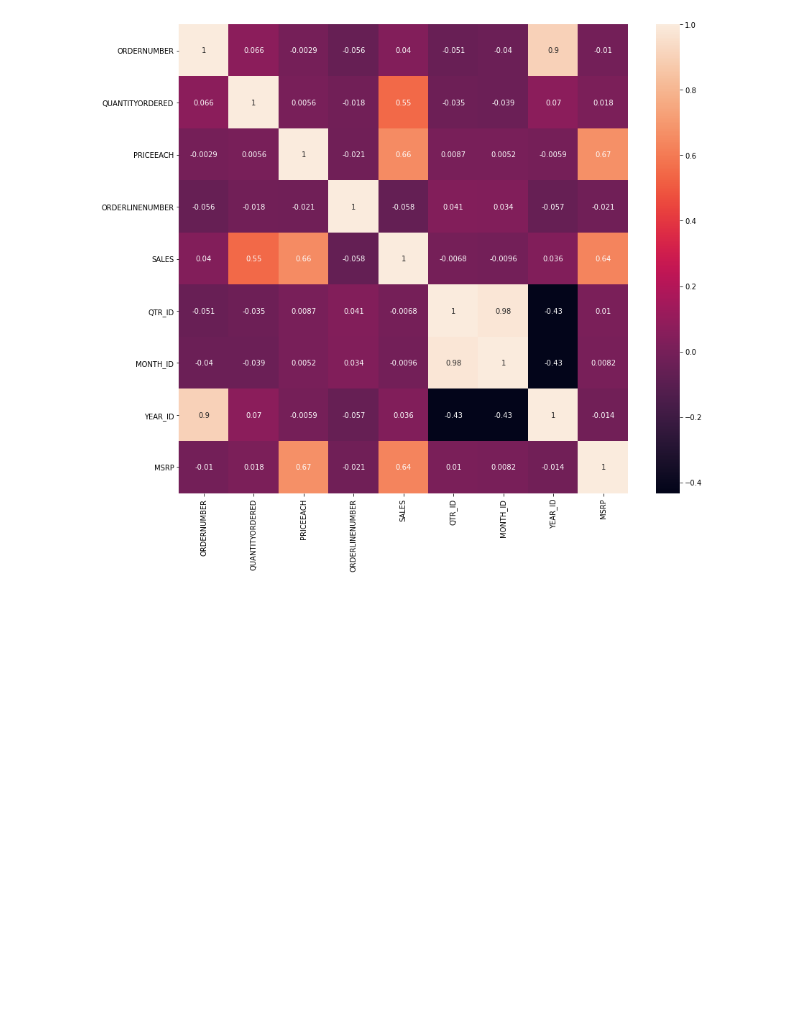
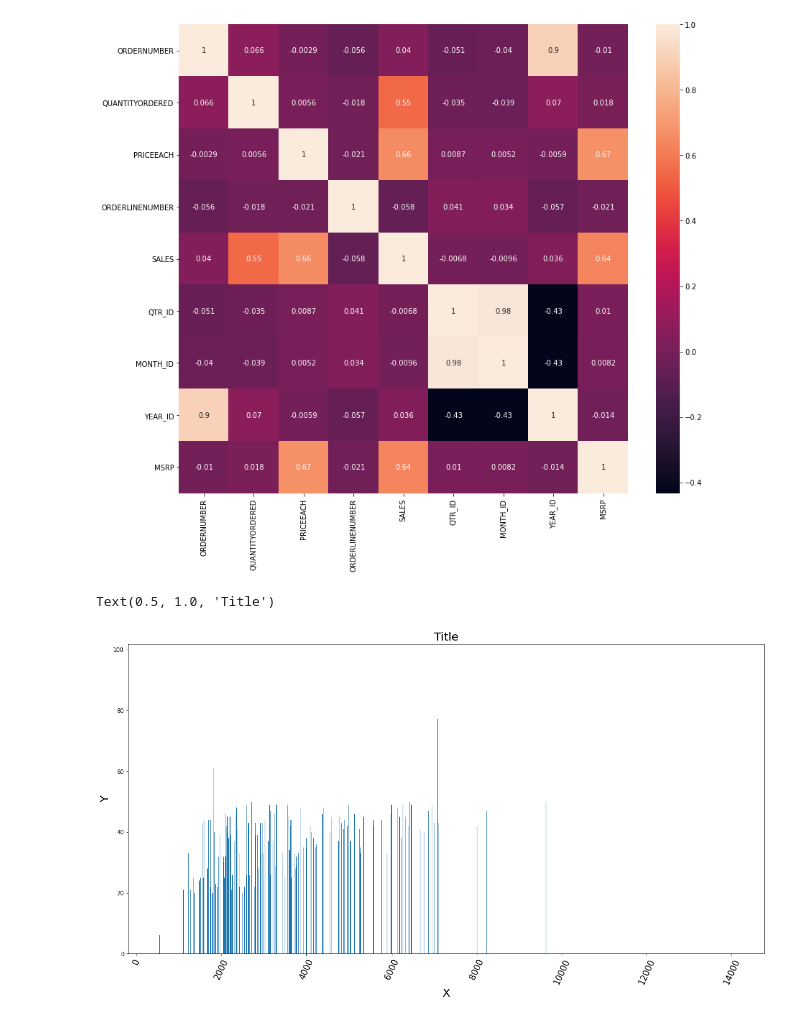
Before and after one commit to njw27/Motorcyle_Data, a Jupyter notebook: exploring_data.ipynb, the cells around one changed output. Cells and saved outputs as stored; diff of their text form; code cells hidden in the pictures; blank space fills up the shorter version.

Commit message:
Graph 1 insert

```diff
--- a/exploring_data.ipynb
+++ b/exploring_data.ipynb
@@ -192,5 +192,17 @@ plt.figure(figsize=(14, 12))
 heatmap = sns.heatmap(m_cycle.corr(), annot=True)
 # %% [output]
 [figure]
+# %%
+fig, ax = plt.subplots(figsize = (20,10))
+x = m_cycle["SALES"]
+y = m_cycle["QUANTITYORDERED"]
+ax.bar(x,y)
+plt.xticks(fontsize = 15, rotation = 65)
+ax.set_xlabel("X", fontsize = 20)
+ax.set_ylabel("Y", fontsize = 20)
+ax.set_title("Title", fontsize = 20)
+# %% [output]
+Text(0.5, 1.0, 'Title')
+[figure, added]
 # %%
 m_cycle.ORDERNUMBER.isna().value_counts()
```
